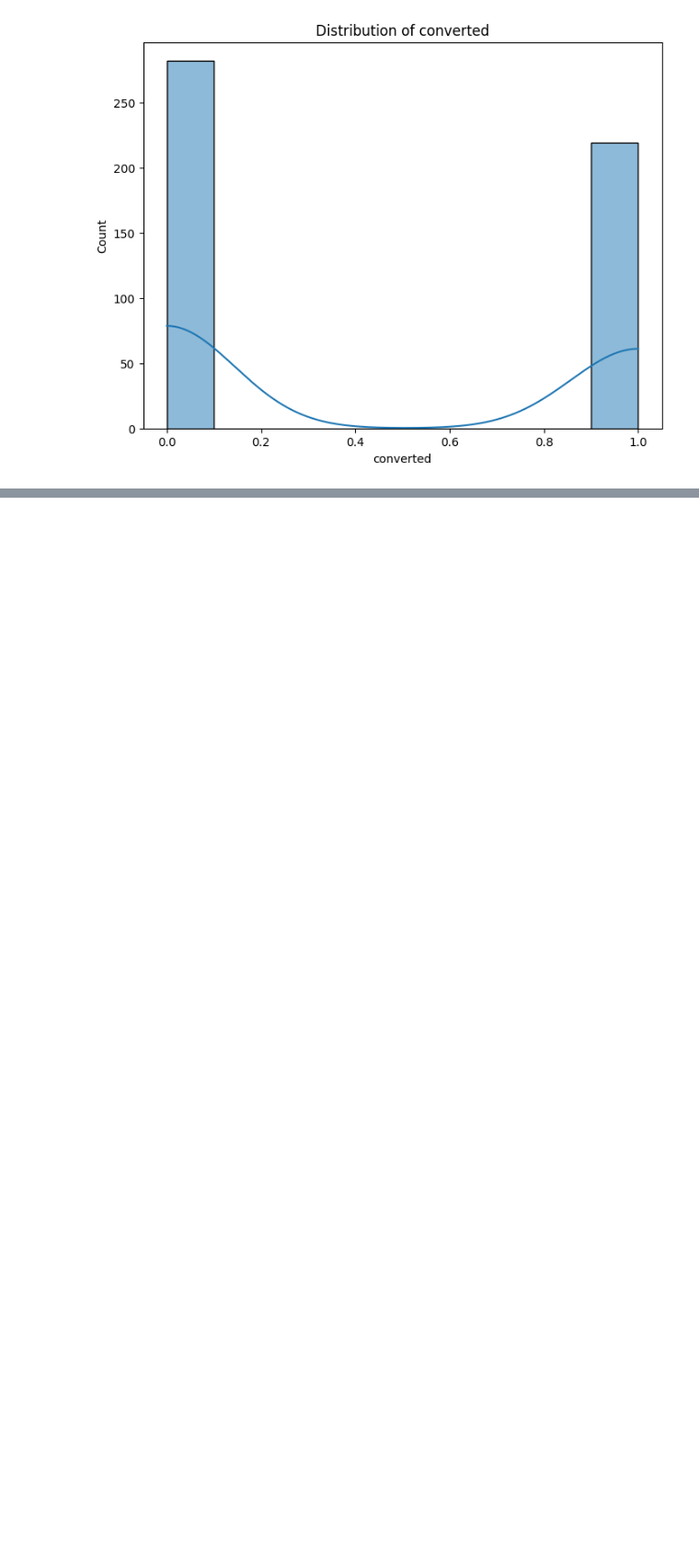
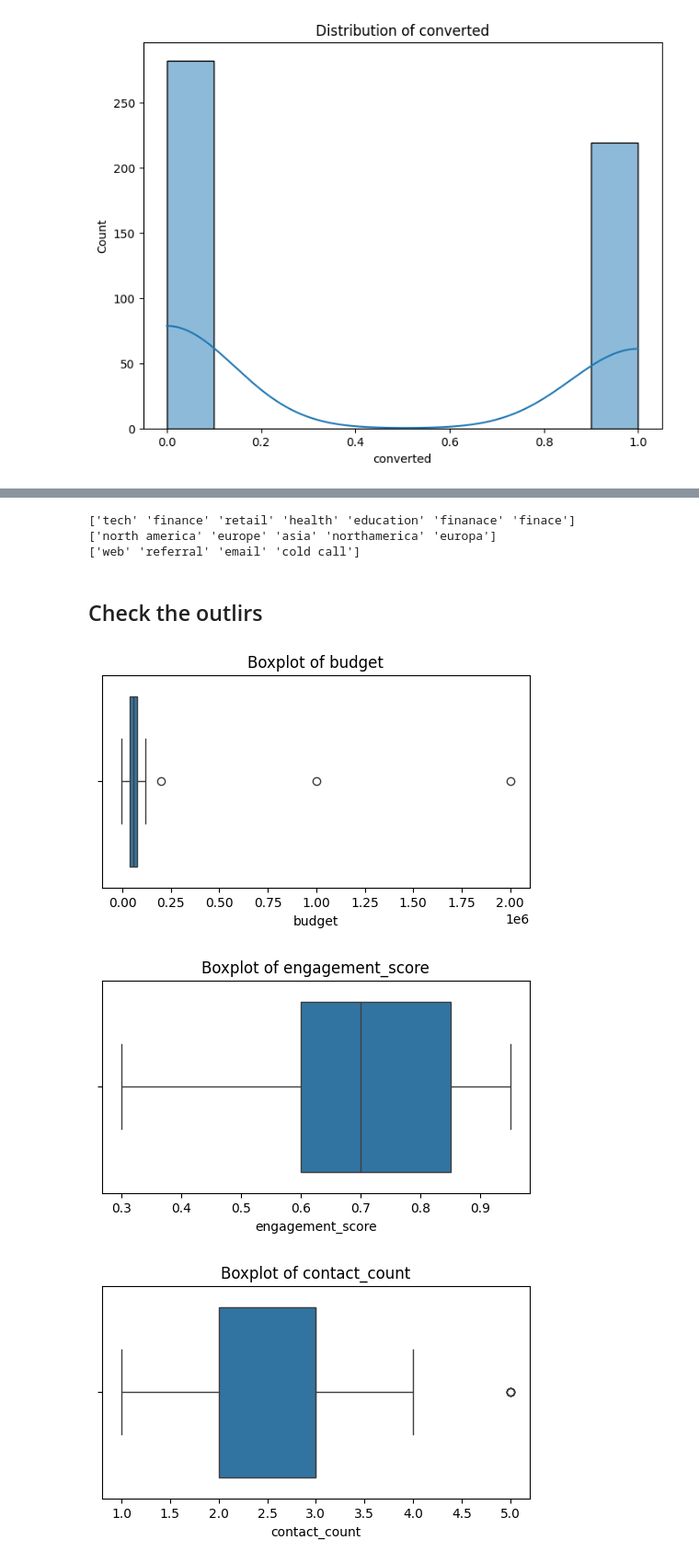
Before and after one commit to Mainabryan/sales-lead-conversion-prediction, a Jupyter notebook: Lead_scoring(Machine_learning).ipynb, the cells around one changed output, grey strips where cells are left out. Shown: that part at 92% size. Saved outputs shown, nothing was run; the diff lists cells and outputs as text; code cells hidden in the pictures; blank space fills up the shorter version.

```diff
--- a/Lead_scoring(Machine_learning).ipynb
+++ b/Lead_scoring(Machine_learning).ipynb
@@ -137,0 +154,3 @@ for col in numeric_cols:
+# %%
+# filed the budget misssiing values with median  to avoid distortion when building  median
+data['budget'].fillna(data['budget'].median(), inplace=True)
@@ -137,0 +164,3 @@ for col in numeric_cols:
+# %%
+# filled it with average the industry average because it is more accurate
+data['engagement_score'].fillna(data['engagement_score'].mode()[0], inplace=True)
@@ -137,0 +201,3 @@ for col in numeric_cols:
+# %%
+#drop duplicates
+data.drop_duplicates(inplace=True)
@@ -137,0 +222,27 @@ for col in numeric_cols:
+# %%
+data['industry'] = data['industry'].str.lower().str.strip()
+data['region'] = data['region'].str.lower().str.strip()
+data['lead_source'] = data['lead_source'].str.lower().str.strip()
+# %%
+print(data['industry'].unique())
+print(data['region'].unique())
+print(data['lead_source'].unique())
+# %% [output]
+['tech' 'finance' 'retail' 'health' 'education' 'finanace' 'finace']
+['north america' 'europe' 'asia' 'northamerica' 'europa']
+['web' 'referral' 'email' 'cold call']
+# %% [markdown]
+## Check the outlirs
+# %%
+import seaborn as sns
+import matplotlib.pyplot as plt
+
+for col in ['budget', 'engagement_score', 'contact_count']:
+    plt.figure(figsize=(6, 3))
+    sns.boxplot(data=data, x=col)
+    plt.title(f'Boxplot of {col}')
+    plt.show()
+# %% [output]
+[figure, added]
+[figure, added]
+[figure, added]
```
Also changed, not shown: parts of 11 cells of this notebook.
